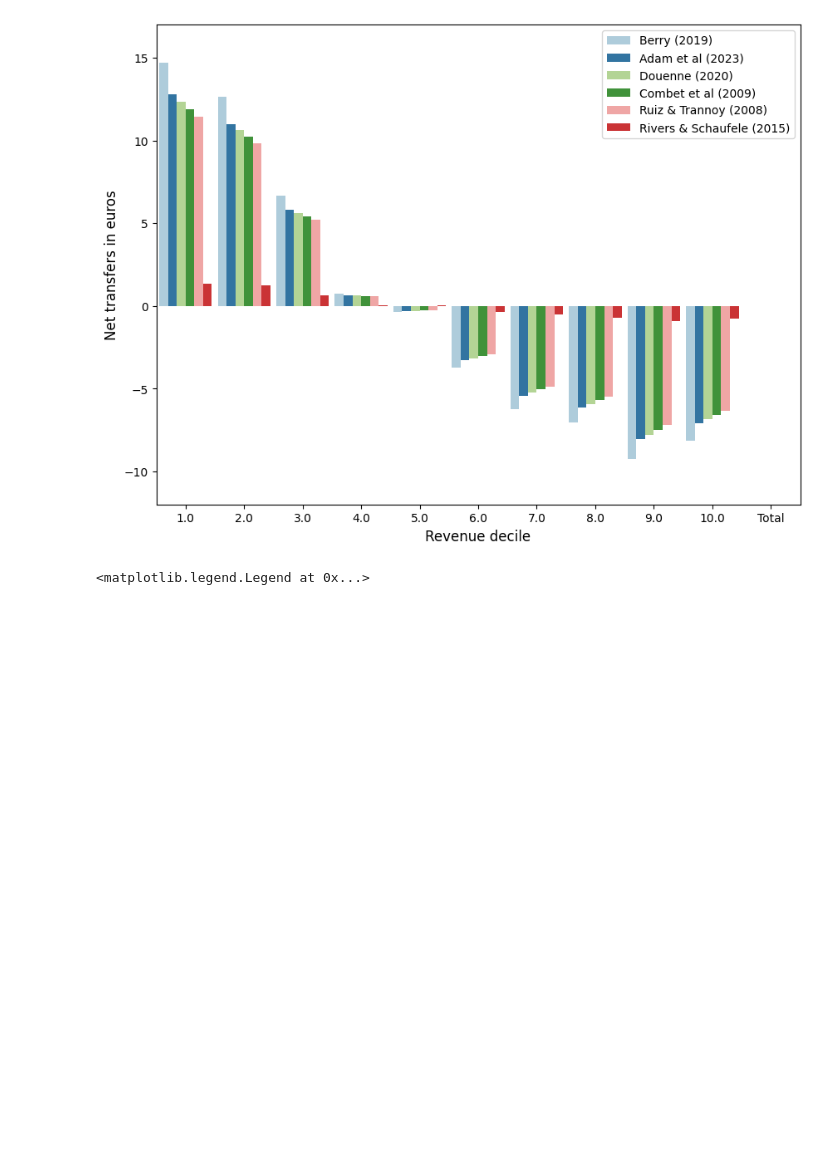
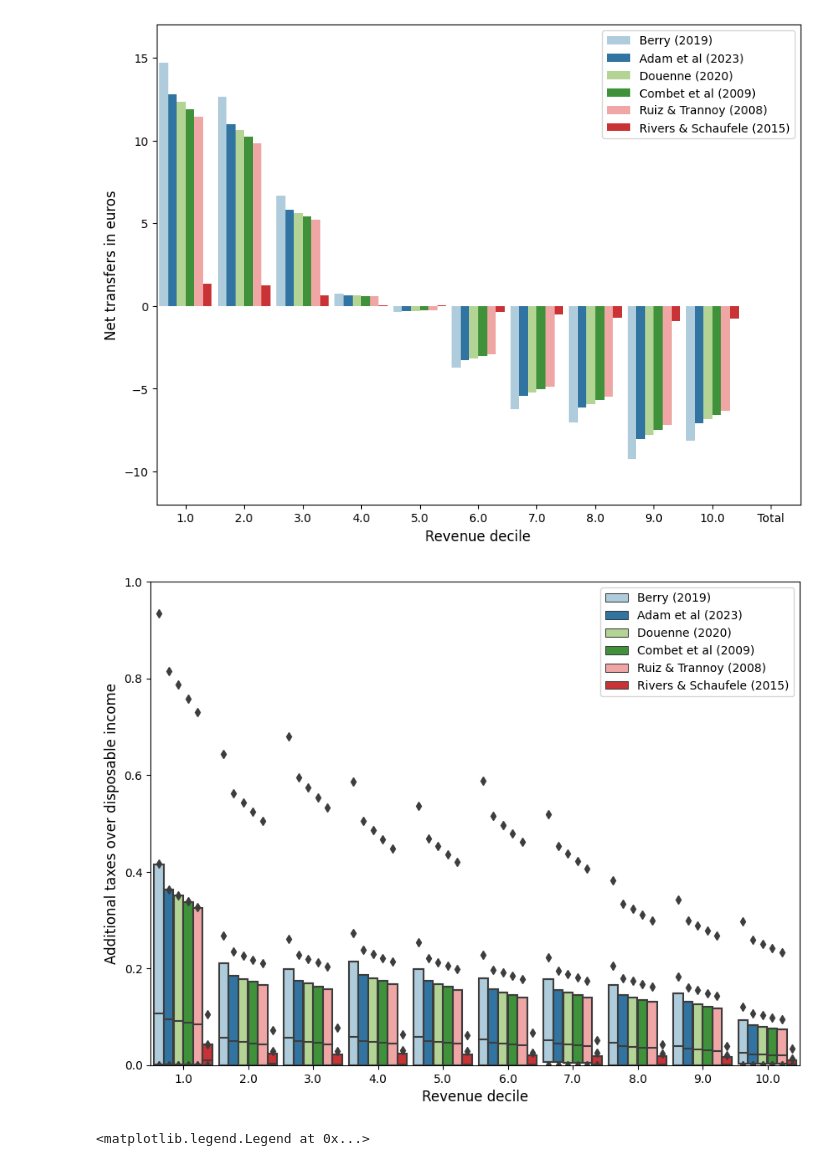
Before and after one commit to openfisca/openfisca-france-indirect-taxation, a Jupyter notebook: openfisca_france_indirect_taxation/projects/Master_Thesis_Herve/Simulation_taxe_energie_winners_losers.ipynb, the cells around one changed output. Drawn from its saved outputs; the diff is of its cells as text; code cells hidden in the pictures; blank space fills up the shorter version.

```diff
--- a/openfisca_france_indirect_taxation/projects/Master_Thesis_Herve/Simulation_taxe_energie_winners_losers.ipynb
+++ b/openfisca_france_indirect_taxation/projects/Master_Thesis_Herve/Simulation_taxe_energie_winners_losers.ipynb
@@ -79,6 +76,10 @@ plt.legend()
 graph_net_transfers(to_graph,carbon_tax_rv,elas_vect = False,bonus_cheques_uc=True)
 # %% [output]
 [figure]
+# %%
+boxplot_effort_rate(menages_reform,carbon_tax_rv,elas_vect=False,bonus_cheques_uc=True)
+# %% [output]
+[figure, added]
 # %%
 plt.figure(figsize= (10,7.5))
 hue_order = ['Berry (2019)', 'Adam et al (2023)', 'Douenne (2020)', 'Combet et al (2009)', 'Ruiz & Trannoy (2008)','Rivers & Schaufele (2015)']
```
Also changed, not shown: parts of 11 cells of this notebook, 1 other file.
